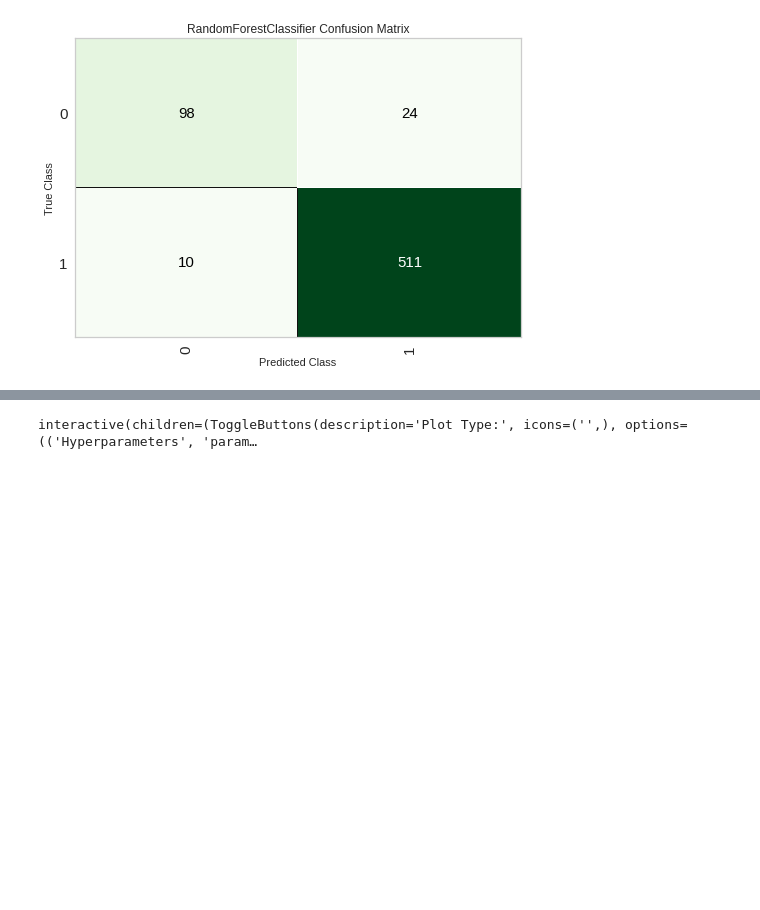
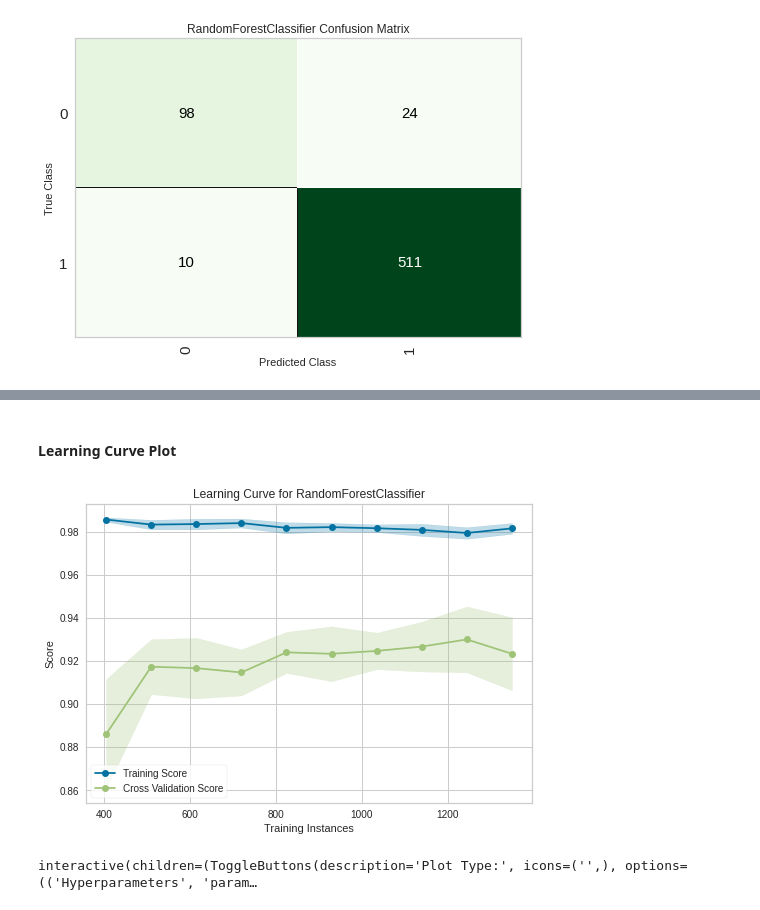
Before and after one commit to rmendesl/TCC, a Jupyter notebook: 03_CreateModelPyCaret.ipynb, the cells around one changed output, grey strips where cells are left out. Cells and saved outputs as stored; diff of their text form; code cells hidden in the pictures; blank space fills up the shorter version.

```diff
--- a/03_CreateModelPyCaret.ipynb
+++ b/03_CreateModelPyCaret.ipynb
@@ -379,3 +559,9 @@ plot_model(dt_tuned, plot = 'confusion_matrix')
+# %% [markdown]
+#### Learning Curve Plot
+# %%
+plot_model(dt_tuned, plot = 'learning')
+# %% [output]
+[figure, added]
 # %%
 evaluate_model(dt_tuned)
 # %% [output]
```
Also changed, not shown: parts of 14 cells of this notebook.
